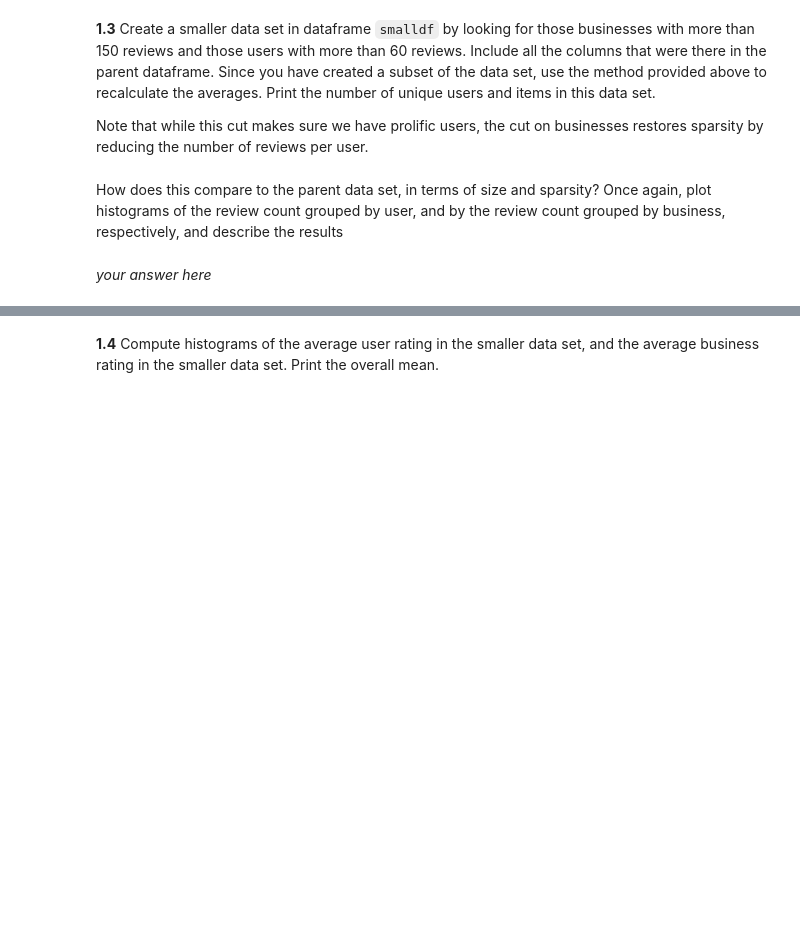
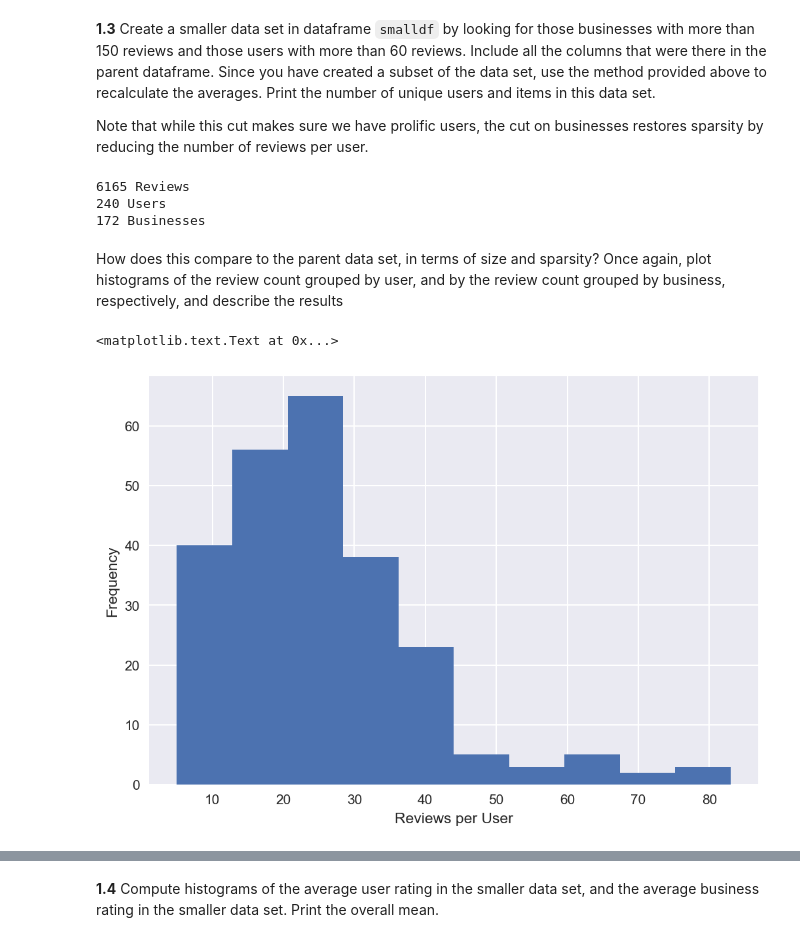
Before and after one commit to dashster18/content, a Jupyter notebook: HW4.ipynb, the cells around one changed output, grey strips where cells are left out. Drawn from its saved outputs; the diff is of its cells as text; code cells hidden in the pictures; blank space fills up the shorter version.

```diff
--- a/HW4.ipynb
+++ b/HW4.ipynb
@@ -229,2 +254,11 @@ Note that while this cut makes sure we have prolific users, the cut on businesse
+# %%
+#your code here
+smalldf = recompute_frame(fulldf.query('(business_review_count > 150) & (user_review_count > 60)'))
+nb_reviews, nb_users, nb_bizs = smalldf[['review_id', 'user_id', 'business_id']].apply(lambda s: s.nunique())
+print "%d Reviews\n%d Users\n%d Businesses" % (nb_reviews, nb_users, nb_bizs)
+# %% [output]
+6165 Reviews
+240 Users
+172 Businesses
 # %% [markdown]
 How does this compare to the parent data set, in terms of size and sparsity? Once again, plot histograms of the review count grouped by user, and by the review count grouped by business, respectively, and describe the results
@@ -233,2 +265,7 @@ How does this compare to the parent data set, in terms of size and sparsity? Onc
-# %% [markdown]
-*your answer here*
+# %%
+#your code here
+smalldf.groupby('user_id').review_id.count().plot(kind='hist')
+plt.xlabel('Reviews per User')
+# %% [output]
+<matplotlib.text.Text at 0x...>
+[figure, added]
```
Also changed, not shown: parts of 28 cells of this notebook, 1 other file.
